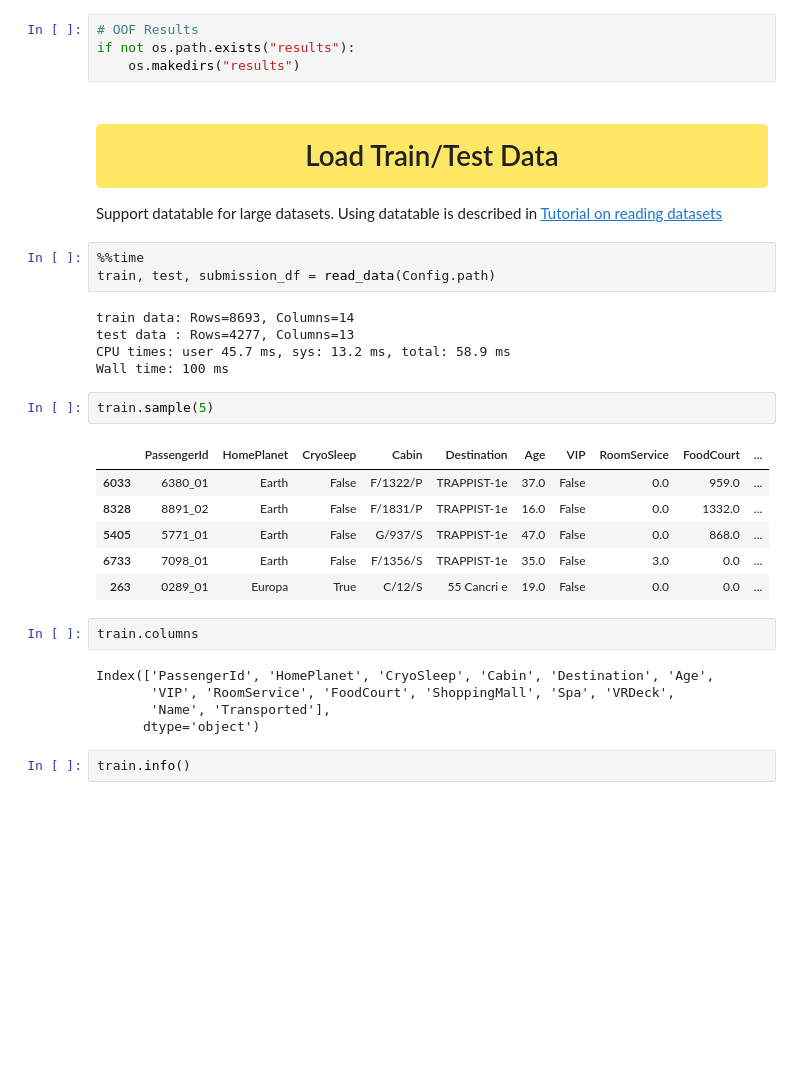
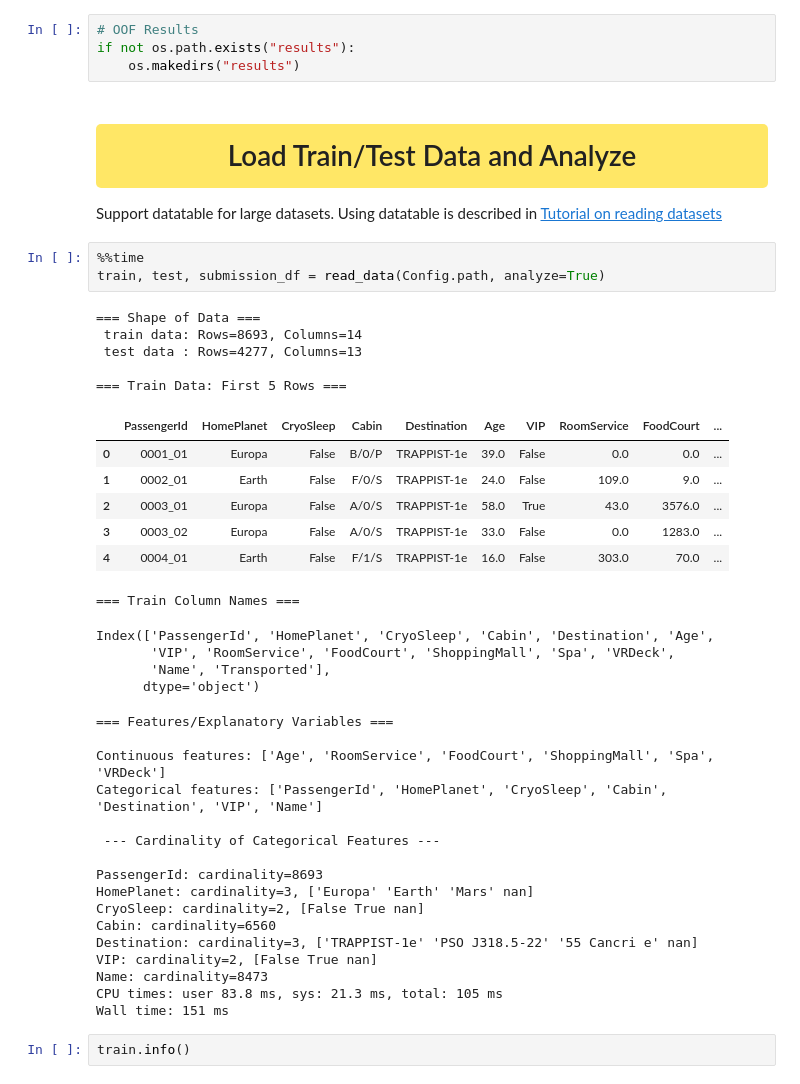
Before and after one commit to melling/ml-kaggle-spaceship-titanic, a Jupyter notebook: spaceship-titanic-eda.ipynb, the cells around one changed output. Drawn from its saved outputs; the diff is of its cells as text; blank space fills up the shorter version.

```diff
--- a/spaceship-titanic-eda.ipynb
+++ b/spaceship-titanic-eda.ipynb
@@ -140,35 +258,47 @@ def check_low_cardinality(df, features, threshold=25):
 if not os.path.exists("results"):
     os.makedirs("results")
 # %% [markdown]
-<div style="background-color:rgba(255, 215, 0, 0.6);border-radius:5px;display:fill"><h1 style="text-align: center;padding: 12px 0px 12px 0px;">Load Train/Test Data</h1>
+<div style="background-color:rgba(255, 215, 0, 0.6);border-radius:5px;display:fill"><h1 style="text-align: center;padding: 12px 0px 12px 0px;">Load Train/Test Data and Analyze</h1>
 </div>
 
 Support datatable for large datasets.
 Using datatable is described in [Tutorial on reading datasets](https://www.kaggle.com/hiro5299834/tutorial-on-reading-datasets)
 # %%
 %%time
-train, test, submission_df = read_data(Config.path)
+train, test, submission_df = read_data(Config.path, analyze=True)
 # %% [output]
-train data: Rows=8693, Columns=14
-test data : Rows=4277, Columns=13
-CPU times: user 45.7 ms, sys: 13.2 ms, total: 58.9 ms
-Wall time: 100 ms
+=== Shape of Data ===
+ train data: Rows=8693, Columns=14
+ test data : Rows=4277, Columns=13
+
+=== Train Data: First 5 Rows ===
+|  | PassengerId | HomePlanet | CryoSleep | Cabin | Destination | Age | VIP | RoomService | FoodCourt | ... |
+| 0 | 0001_01 | Europa | False | B/0/P | TRAPPIST-1e | 39.0 | False | 0.0 | 0.0 | ... |
+| 1 | 0002_01 | Earth | False | F/0/S | TRAPPIST-1e | 24.0 | False | 109.0 | 9.0 | ... |
+| 2 | 0003_01 | Europa | False | A/0/S | TRAPPIST-1e | 58.0 | True | 43.0 | 3576.0 | ... |
+| 3 | 0003_02 | Europa | False | A/0/S | TRAPPIST-1e | 33.0 | False | 0.0 | 1283.0 | ... |
+| 4 | 0004_01 | Earth | False | F/1/S | TRAPPIST-1e | 16.0 | False | 303.0 | 70.0 | ... |
+=== Train Column Names ===
+Index(['PassengerId', 'HomePlanet', 'CryoSleep', 'Cabin', 'Destination', 'Age',
+       'VIP', 'RoomService', 'FoodCourt', 'ShoppingMall', 'Spa', 'VRDeck',
+       'Name', 'Transported'],
+      dtype='object')
+=== Features/Explanatory Variables ===
+
+Continuous features: ['Age', 'RoomService', 'FoodCourt', 'ShoppingMall', 'Spa', 'VRDeck']
+Categorical features: ['PassengerId', 'HomePlanet', 'CryoSleep', 'Cabin', 'Destination', 'VIP', 'Name']
+
+ --- Cardinality of Categorical Features ---
+
+PassengerId: cardinality=8693
+HomePlanet: cardinality=3, ['Europa' 'Earth' 'Mars' nan]
+CryoSleep: cardinality=2, [False True nan]
+Cabin: cardinality=6560
+Destination: cardinality=3, ['TRAPPIST-1e' 'PSO J318.5-22' '55 Cancri e' nan]
+VIP: cardinality=2, [False True nan]
+Name: cardinality=8473
+CPU times: user 83.8 ms, sys: 21.3 ms, total: 105 ms
+Wall time: 151 ms
-# %%
-train.sample(5)
-# %% [output]
-|  | PassengerId | HomePlanet | CryoSleep | Cabin | Destination | Age | VIP | RoomService | FoodCourt | ... |
-| 6033 | 6380_01 | Earth | False | F/1322/P | TRAPPIST-1e | 37.0 | False | 0.0 | 959.0 | ... |
-| 8328 | 8891_02 | Earth | False | F/1831/P | TRAPPIST-1e | 16.0 | False | 0.0 | 1332.0 | ... |
-| 5405 | 5771_01 | Earth | False | G/937/S | TRAPPIST-1e | 47.0 | False | 0.0 | 868.0 | ... |
-| 6733 | 7098_01 | Earth | False | F/1356/S | TRAPPIST-1e | 35.0 | False | 3.0 | 0.0 | ... |
-| 263 | 0289_01 | Europa | True | C/12/S | 55 Cancri e | 19.0 | False | 0.0 | 0.0 | ... |
-# %%
-train.columns
-# %% [output]
-Index(['PassengerId', 'HomePlanet', 'CryoSleep', 'Cabin', 'Destination', 'Age',
-       'VIP', 'RoomService', 'FoodCourt', 'ShoppingMall', 'Spa', 'VRDeck',
-       'Name', 'Transported'],
-      dtype='object')
 # %%
 train.info()
 # %% [output]
```
Also changed, not shown: parts of 15 cells of this notebook.
